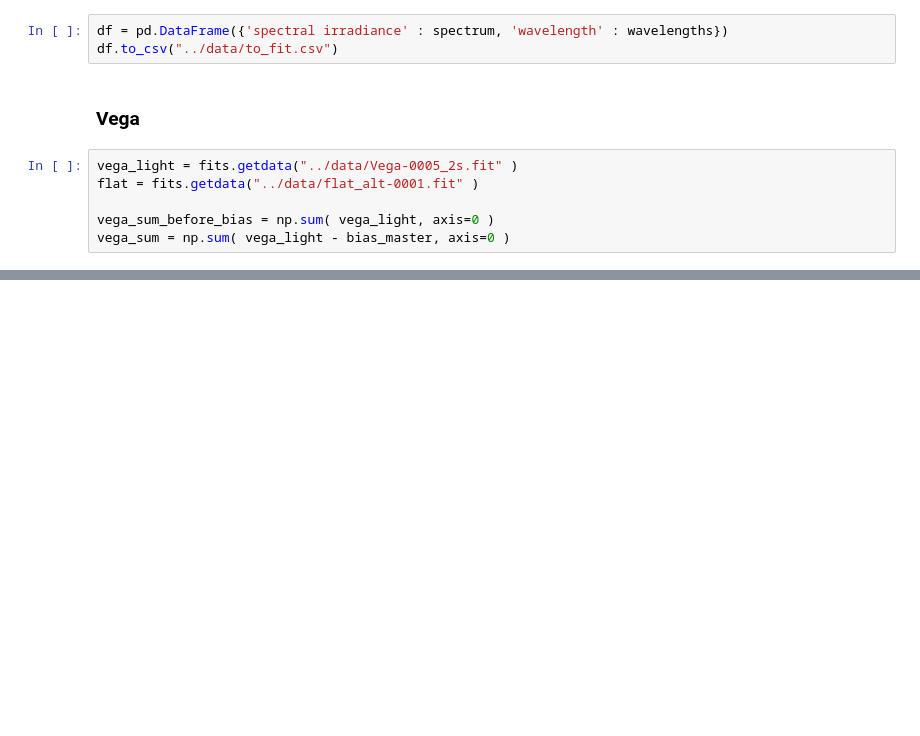
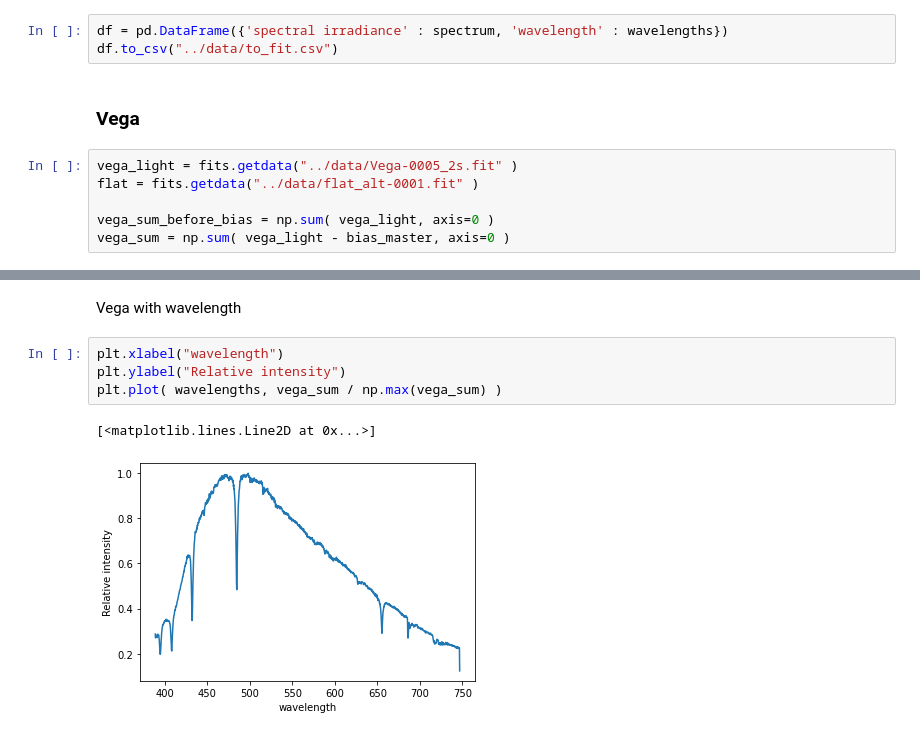
Before and after one commit to Yousousen/solar_physics, a Jupyter notebook: scripts/spectrum.ipynb, the cells around one changed output, grey strips where cells are left out. Drawn from its saved outputs; the diff is of its cells as text; blank space fills up the shorter version.

```diff
--- a/scripts/spectrum.ipynb
+++ b/scripts/spectrum.ipynb
@@ -262,0 +269,9 @@ plt.plot(vega_sum / np.max(vega_sum))
+# %% [markdown]
+Vega with wavelength
+# %%
+plt.xlabel("wavelength")
+plt.ylabel("Relative intensity")
+plt.plot( wavelengths, vega_sum / np.max(vega_sum) )
+# %% [output]
+[<matplotlib.lines.Line2D at 0x...>]
+[figure, added]
```
Also changed, not shown: parts of 12 cells of this notebook.
